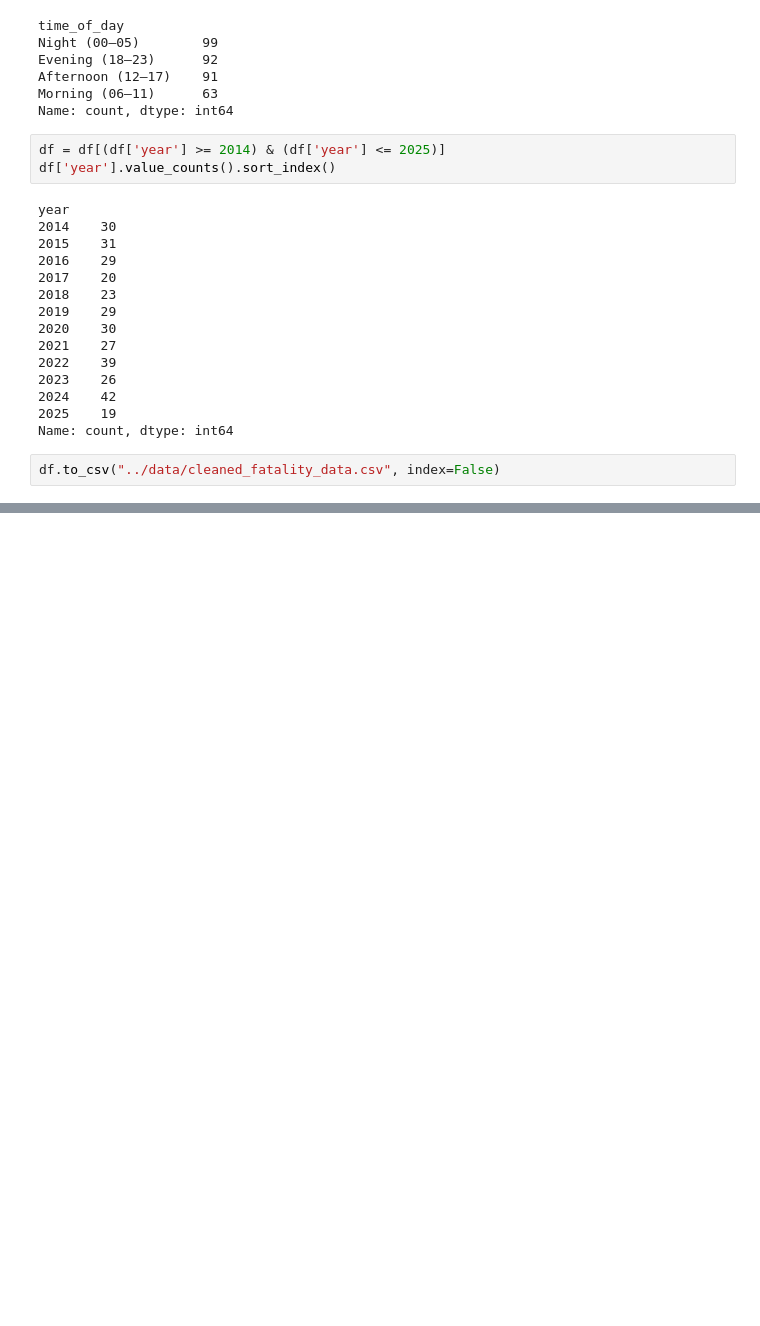
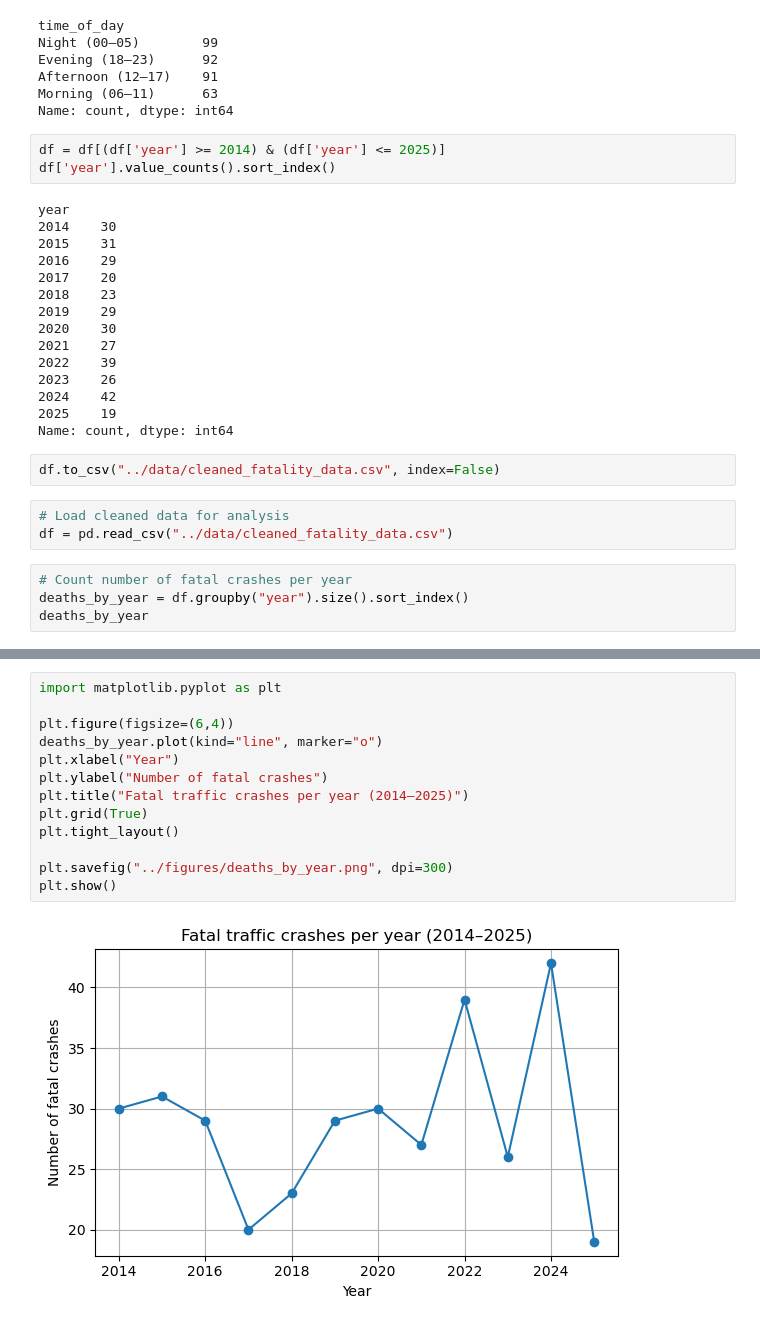
Before and after one commit to UCB-stat-159-f25/final-group26, a Jupyter notebook: notebooks/01_data_cleaning_and_death_trends.ipynb, the cells around one changed output, grey strips where cells are left out. Cells and saved outputs as stored; diff of their text form; blank space fills up the shorter version.

Commit message:
Complete Part 1: death trends analysis

```diff
--- a/notebooks/01_data_cleaning_and_death_trends.ipynb
+++ b/notebooks/01_data_cleaning_and_death_trends.ipynb
@@ -160,3 +160,10 @@ year
 Name: count, dtype: int64
 # %%
 df.to_csv("../data/cleaned_fatality_data.csv", index=False)
+# %%
+# Load cleaned data for analysis
+df = pd.read_csv("../data/cleaned_fatality_data.csv")
+# %%
+# Count number of fatal crashes per year
+deaths_by_year = df.groupby("year").size().sort_index()
+deaths_by_year
@@ -162,0 +185,15 @@ df.to_csv("../data/cleaned_fatality_data.csv", index=False)
+# %%
+import matplotlib.pyplot as plt
+
+plt.figure(figsize=(6,4))
+deaths_by_year.plot(kind="line", marker="o")
+plt.xlabel("Year")
+plt.ylabel("Number of fatal crashes")
+plt.title("Fatal traffic crashes per year (2014–2025)")
+plt.grid(True)
+plt.tight_layout()
+
+plt.savefig("../figures/deaths_by_year.png", dpi=300)
+plt.show()
+# %% [output]
+[figure, added]
```
Also changed, not shown: parts of 8 cells of this notebook.
